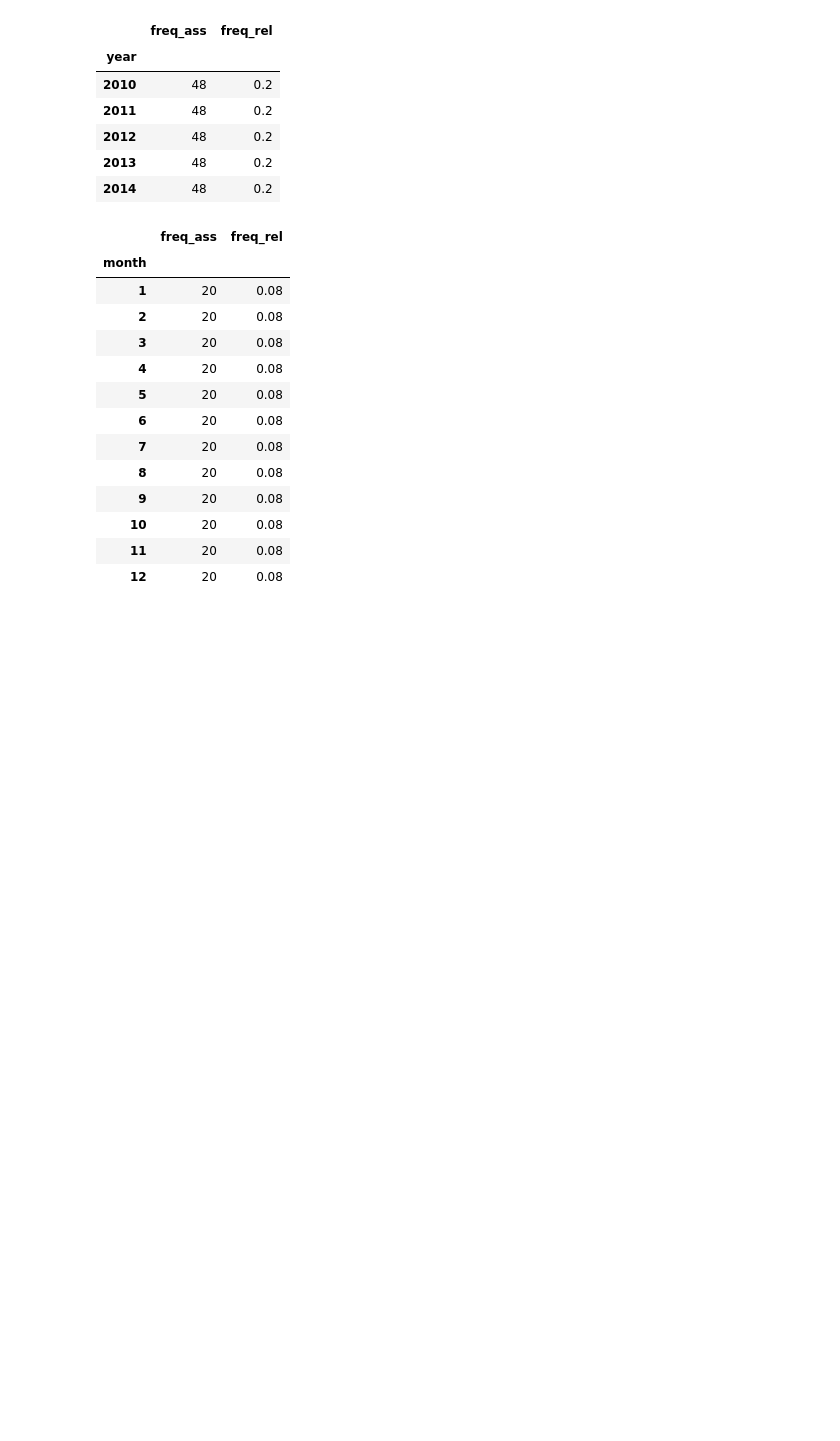
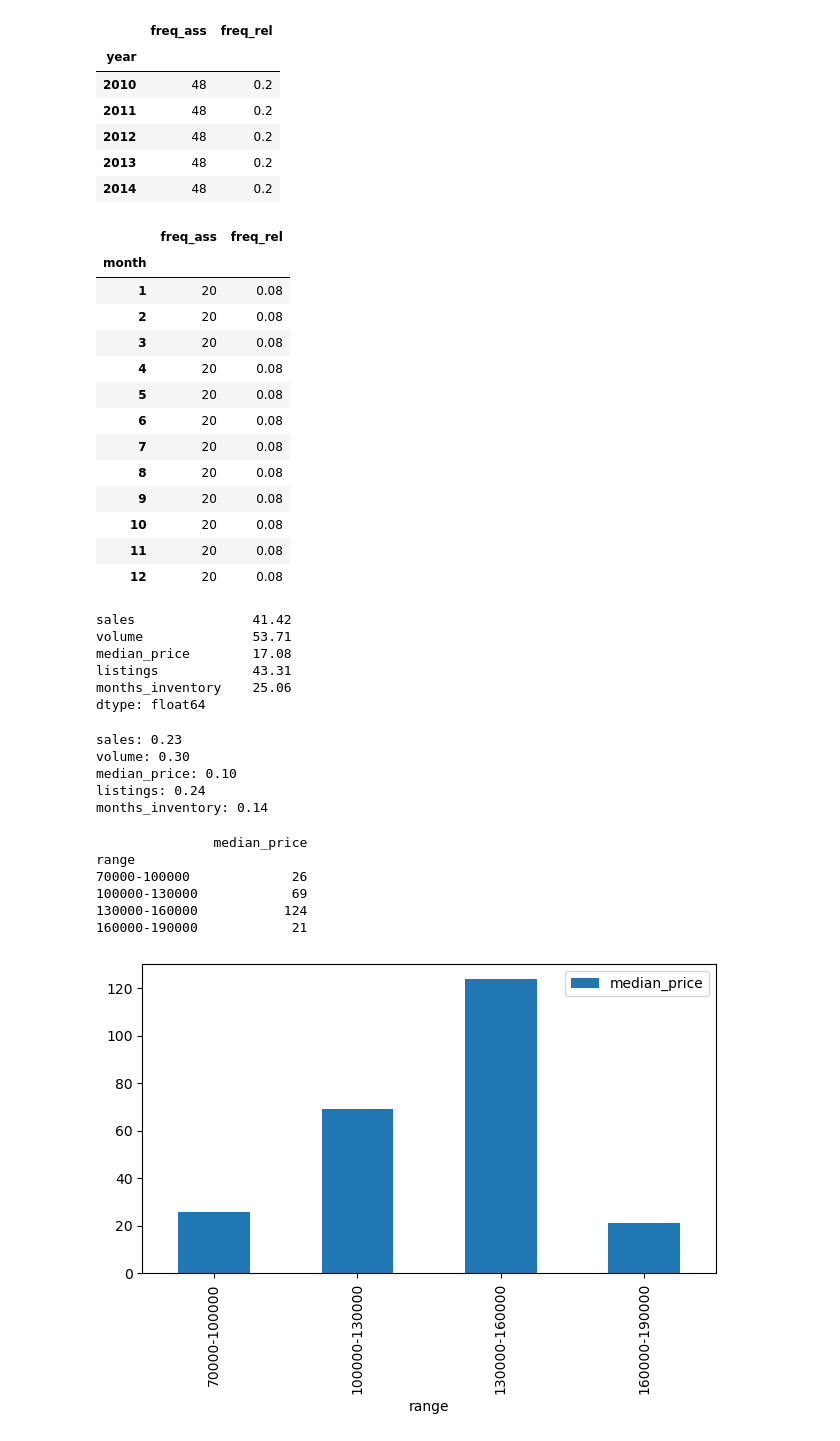
Before and after one commit to gab-25/realestate_texas, a Jupyter notebook: realestate_texas.ipynb, the cells around one changed output. Drawn from its saved outputs; the diff is of its cells as text; code cells hidden in the pictures; blank space fills up the shorter version.

```diff
--- a/realestate_texas.ipynb
+++ b/realestate_texas.ipynb
@@ -71,3 +74,52 @@ pd.DataFrame({'freq_ass': df_freq_ass, 'freq_rel': df_freq_rel})
 | 10 | 20 | 0.08 |
 | 11 | 20 | 0.08 |
 | 12 | 20 | 0.08 |
+# %%
+new_df = df[['sales','volume','median_price','listings','months_inventory']].copy()
+new_df.std()/new_df.mean()*100
+# %% [output]
+sales               41.42
+volume              53.71
+median_price        17.08
+listings            43.31
+months_inventory    25.06
+dtype: float64
+# %%
+def gini_index(x):
+    total = 0
+    for i, xi in enumerate(x[:-1], 1):
+        total += np.sum(np.abs(xi - x[i:]))
+    return total / (len(x)**2 * np.mean(x))
+
+print('sales:', "%.2f" % gini_index(df['sales']))
+print('volume:', "%.2f" % gini_index(df['volume']))
+print('median_price:', "%.2f" % gini_index(df['median_price']))
+print('listings:', "%.2f" % gini_index(df['listings']))
+print('months_inventory:', "%.2f" % gini_index(df['months_inventory']))
+# %% [output]
+sales: 0.23
+volume: 0.30
+median_price: 0.10
+listings: 0.24
+months_inventory: 0.14
+# %%
+new_df = pd.DataFrame({'median_price': df['median_price']})
+values = [70000, 100000, 130000, 160000, 190000]
+labels = ['70000-100000', '100000-130000', '130000-160000', '160000-190000']
+new_df['range'] = pd.cut(new_df['median_price'], values,labels=labels)
+new_df_grouped = new_df.groupby('range')
+df_res = new_df_grouped.count()
+print(df_res)
+
+df_res.plot.bar()
+plt.tight_layout()
+plt.savefig('plot_median_price.jpg')
+plt.show()
+# %% [output]
+               median_price
+range
+70000-100000             26
+100000-130000            69
+130000-160000           124
+160000-190000            21
+[figure, added]
```
Also changed, not shown: parts of 5 cells of this notebook, 7 other files.
